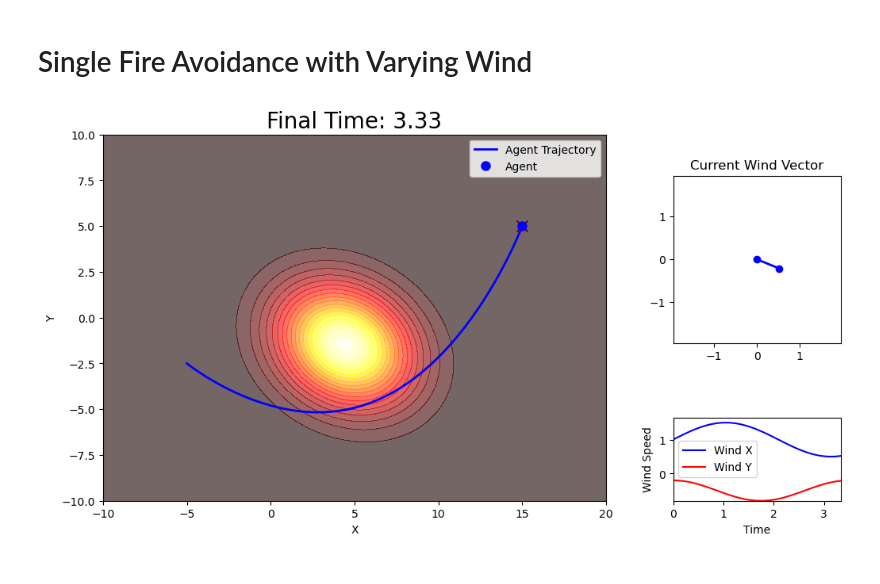
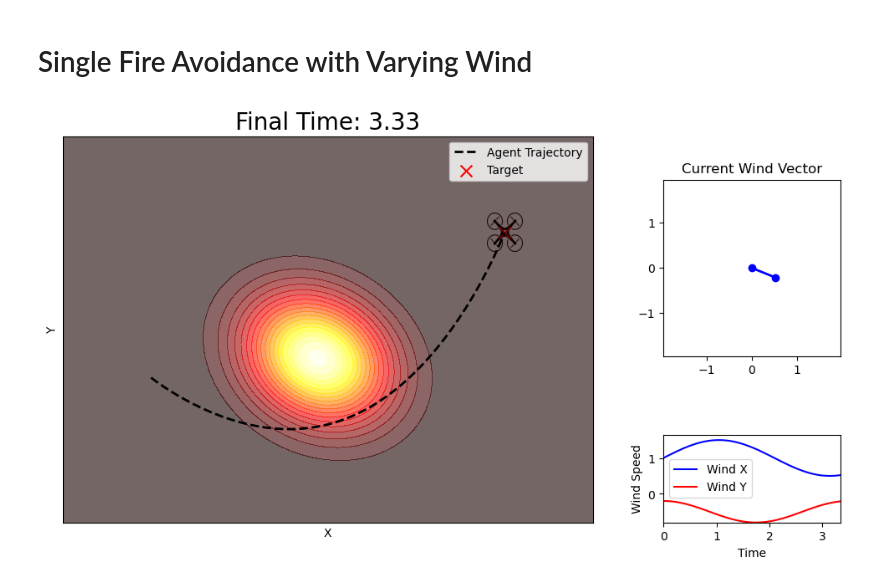
Before and after one commit to mwshumway/Wildfires, a Jupyter notebook: one_fire_vary_wind_avoid.ipynb, the cells around one changed output. Saved outputs shown, nothing was run; the diff lists cells and outputs as text; code cells hidden in the pictures.

```diff
--- a/one_fire_vary_wind_avoid.ipynb
+++ b/one_fire_vary_wind_avoid.ipynb
@@ -241,12 +242,19 @@ wind_ax.legend()
 
 # Initialize dynamic elements
 contour = None
-traj_line, = main_ax.plot([], [], 'b-', lw=2, label='Agent Trajectory')
-current_pos, = main_ax.plot([], [], 'bo', markersize=8, label='Agent')
+traj_line, = main_ax.plot([], [], 'k--', lw=2, label='Agent Trajectory')
 main_ax.legend()
+drone_img = mpimg.imread('drone2.png')
+drone_size = 1.0
+drone = main_ax.imshow(drone_img, aspect='auto', extent=[-100, -99, -100, -99])
 
 # Static target
 main_ax.scatter(target[0], target[1], marker='x', color='red', s=100, label='Target')
+main_ax.legend()
+
+main_ax.set_title(f"Final Time: {tf:.2f}", fontsize=20)
+main_ax.set_xticks([])
+main_ax.set_yticks([])
 
 def update(i):
     global contour
@@ -286,34 +294,36 @@ def update(i):
     if contour:
         for coll in contour.collections:
             coll.remove()
     contour = main_ax.contourf(X, Y, Z, levels=20, cmap='hot', alpha=0.6)
 
     # Update trajectory
     mask = t_eval <= t_anim
     traj_line.set_data(x_traj[mask], y_traj[mask])
     if mask.any():
-        current_pos.set_data([x_traj[mask][-1]], [y_traj[mask][-1]])
+        x_curr, y_curr = x_traj[mask][-1], y_traj[mask][-1]
+        drone.set_extent([x_curr - drone_size, x_curr + drone_size,
+                          y_curr - drone_size, y_curr + drone_size])
 
     # Wind vector arrow (line from origin)
     vector_ax.clear()
     vector_ax.set(xlim=(-max_wind, max_wind), ylim=(-max_wind, max_wind),
                   aspect='equal', title='Current Wind Vector')
     color = 'blue' if w1 >= 0 else 'red'
     vector_ax.plot([0, w1], [0, w2], color=color, linewidth=2, marker='o')
 
     # Update wind over time plot
     wind_line1.set_data(t_values[:i+1], w1_list[:i+1])
     wind_line2.set_data(t_values[:i+1], w2_list[:i+1])
 
-    return [*contour.collections, traj_line, current_pos, wind_line1, wind_line2]
+    return [*contour.collections, traj_line, wind_line1, wind_line2]
 
 # Animate
 ani = animation.FuncAnimation(
     fig, update, frames=len(t_values),
     interval=50, blit=False, repeat=True
 )
 
-ani.save('fire1_drone_varyw.mp4', writer='ffmpeg', fps=20)
+ani.save('animations/fire1_drone_varyw.mp4', writer='ffmpeg', fps=20)
 plt.show()
 # %% [output]
-[figure, old version]
+[figure, new version]
```
Also changed, not shown: parts of 2 cells of this notebook, 20 other files.
